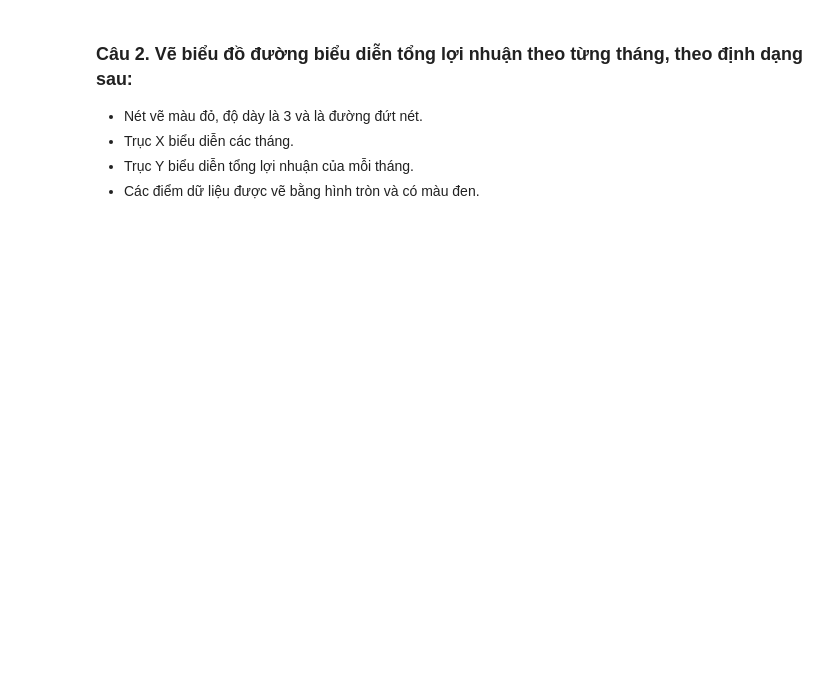
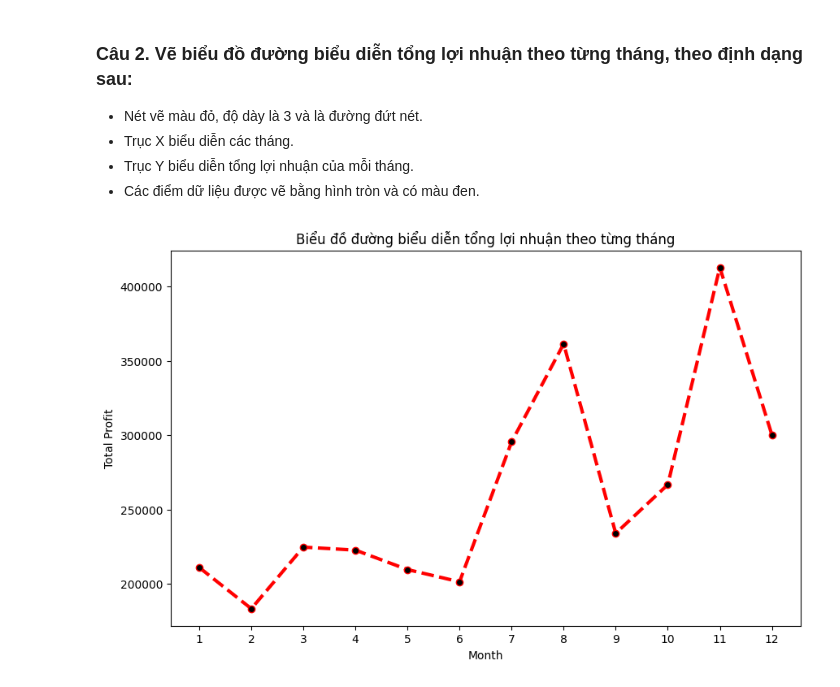
Before and after one commit to phat072/IE229_LAB, a Jupyter notebook: tuan2/BT_lamthem.ipynb, the cells around one changed output. Cells and saved outputs as stored; diff of their text form; code cells hidden in the pictures; blank space fills up the shorter version.

```diff
--- a/tuan2/BT_lamthem.ipynb
+++ b/tuan2/BT_lamthem.ipynb
@@ -48,3 +79,26 @@ df
 +   Trục X biểu diễn các tháng.
 +   Trục Y biểu diễn tổng lợi nhuận của mỗi tháng.
 +   Các điểm dữ liệu được vẽ bằng hình tròn và có màu đen.
+# %%
+import matplotlib.pyplot as plt
+
+# Calculate total profit by month
+total_profit = df['total_profit'].values
+plt.figure(figsize=(10, 6))
+
+# Create an array of months from 1 to 12
+months = range(1, 13)
+
+# Draw the line chart
+plt.plot(months, total_profit, color='red', linewidth=3, linestyle='dashed', marker='o', markerfacecolor='black')
+
+# Set the name for the x-axis and y-axis
+plt.xlabel('Month')
+plt.xticks(months)
+plt.ylabel('Total Profit')
+plt.title("Biểu đồ đường biểu diễn tổng lợi nhuận theo từng tháng")
+
+# Display the chart
+plt.show()
+# %% [output]
+[figure, added]
```
Also changed, not shown: parts of 12 cells of this notebook, 1 other file.
